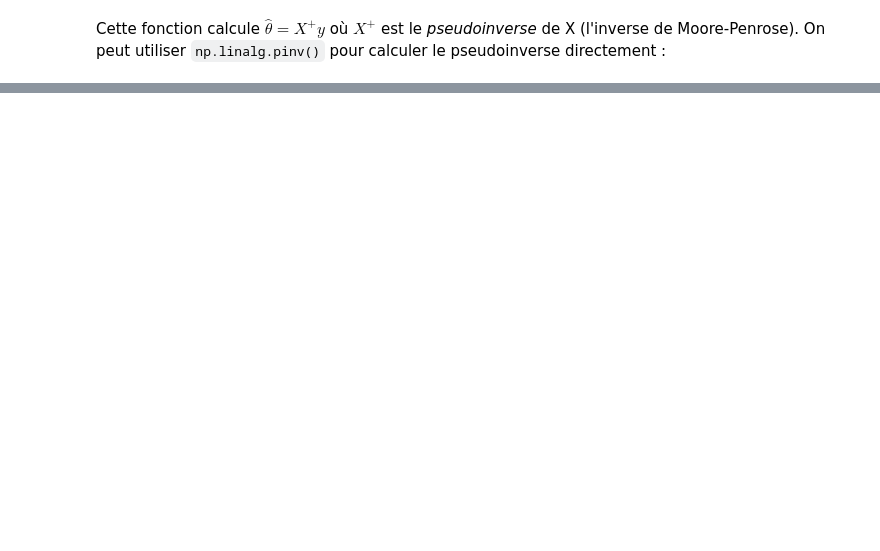
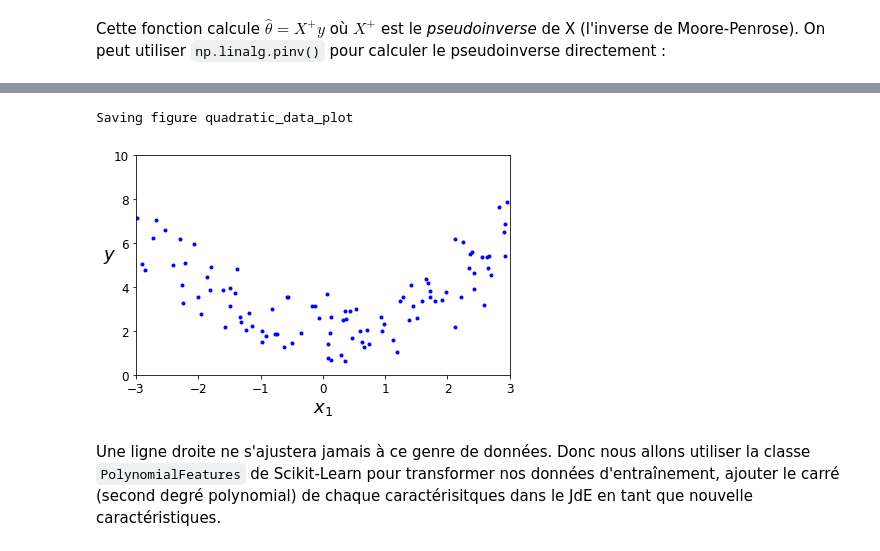
Before and after one commit to CLOCK-PhD/Machine-Learning-Projects, a Jupyter notebook: 4-TrainingModels/training_linear_models.ipynb, the cells around one changed output, grey strips where cells are left out. Saved outputs shown, nothing was run; the diff lists cells and outputs as text; code cells hidden in the pictures; blank space fills up the shorter version.

Commit message:
plus de données

```diff
--- a/4-TrainingModels/training_linear_models.ipynb
+++ b/4-TrainingModels/training_linear_models.ipynb
@@ -252,0 +466,16 @@ array([[3.9202609],
+# %%
+m = 100
+X = 6 * np.random.rand(m, 1) -3
+y = 0.5 * X**2 + 2 + np.random.randn(m, 1)
+# %%
+plt.plot(X, y, "b.")
+plt.xlabel("$x_1$", fontsize=18)
+plt.ylabel("$y$", rotation=0, fontsize=18)
+plt.axis([-3, 3, 0, 10])
+save_fig("quadratic_data_plot")
+plt.show()
+# %% [output]
+Saving figure quadratic_data_plot
+[figure, added]
+# %% [markdown]
+Une ligne droite ne s'ajustera jamais à ce genre de données. Donc nous allons utiliser la classe `PolynomialFeatures` de Scikit-Learn pour transformer nos données d'entraînement, ajouter le carré (second degré polynomial) de chaque caractérisitques dans le JdE en tant que nouvelle caractéristiques.
```
Also changed, not shown: parts of 30 cells of this notebook, 6 other files.
